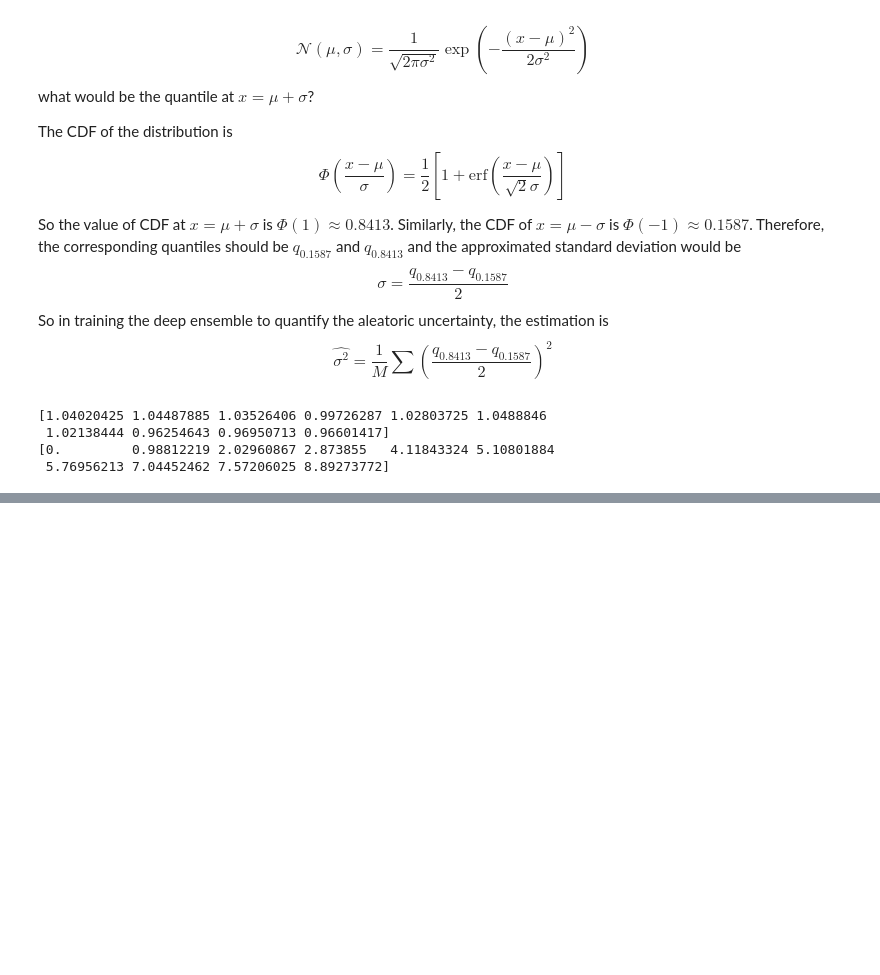
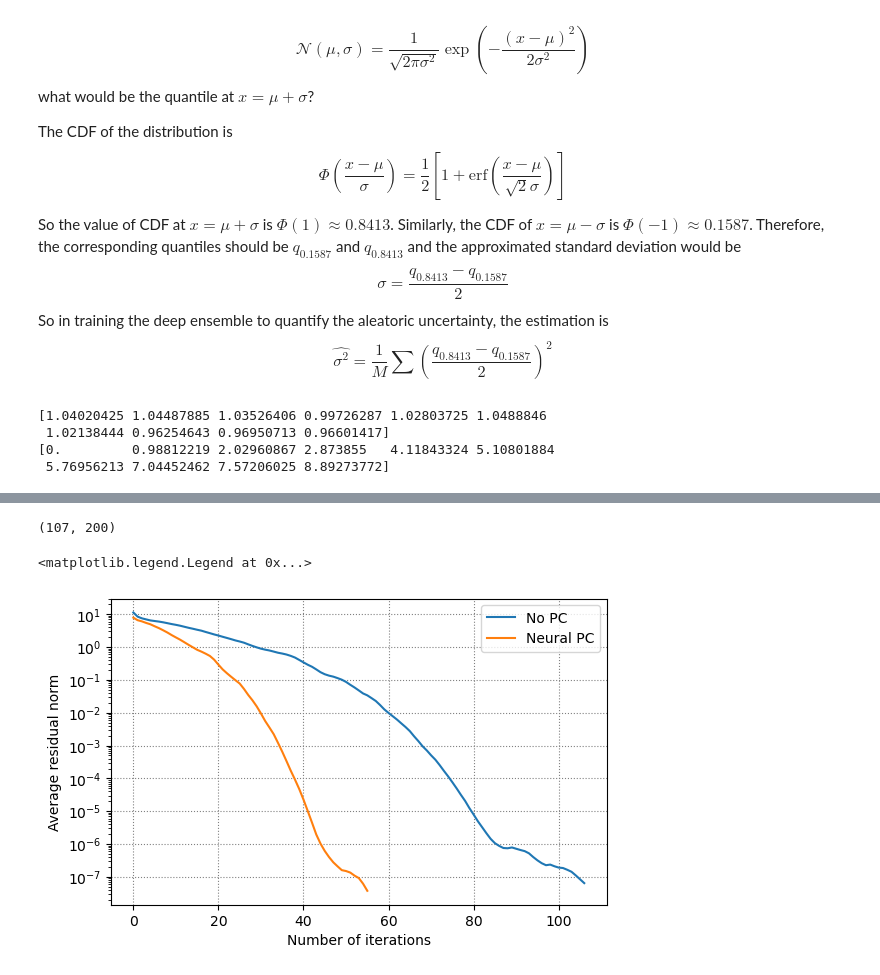
Before and after one commit to iamyixuan/neural-precond-schwinger, a Jupyter notebook: jax_model/test_jax.ipynb, the cells around one changed output, grey strips where cells are left out. Saved outputs shown, nothing was run; the diff lists cells and outputs as text; code cells hidden in the pictures; blank space fills up the shorter version.

```diff
--- a/jax_model/test_jax.ipynb
+++ b/jax_model/test_jax.ipynb
@@ -143,0 +177,27 @@ print(sig_approx)
+# %%
+import numpy as np
+import matplotlib.pyplot as plt
+
+no_pc_hist = np.load("./plot_data/FNO_no_pc_hist.npy")
+pc_hist = np.load("./plot_data/FNO_pc_hist.npy")
+
+no_pc_hist = np.asarray(no_pc_hist)
+pc_hist = np.asarray(pc_hist)
+print(no_pc_hist.shape)
+# %% [output]
+(107, 200)
+# %%
+fig, ax = plt.subplots()
+ax.set_box_aspect(1/1.62)
+
+ax.plot(np.mean(no_pc_hist, axis=1), label='No PC')
+ax.plot(np.mean(pc_hist, axis=1), label='Neural PC')
+ax.set_yscale('log')
+ax.grid(color='gray', linestyle='dotted')
+ax.set_xlabel('Number of iterations')
+ax.set_ylabel('Average residual norm')
+ax.legend()
+fig.savefig("../../MatrixPreNet/figures/FNO_L8_residual_hist.pdf", bbox_inches='tight')
+# %% [output]
+<matplotlib.legend.Legend at 0x...>
+[figure, added]
```
Also changed, not shown: parts of 4 cells of this notebook, 13 other files.
